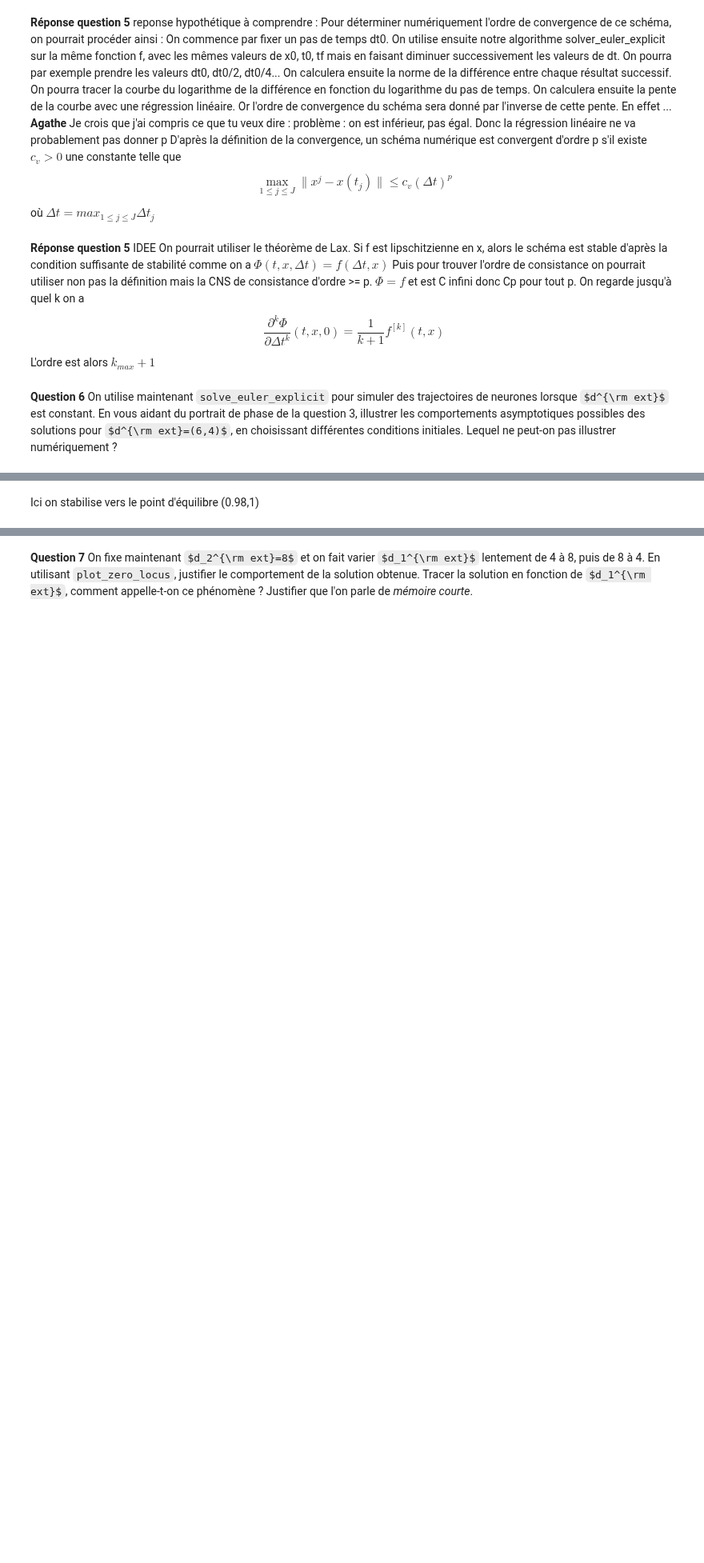
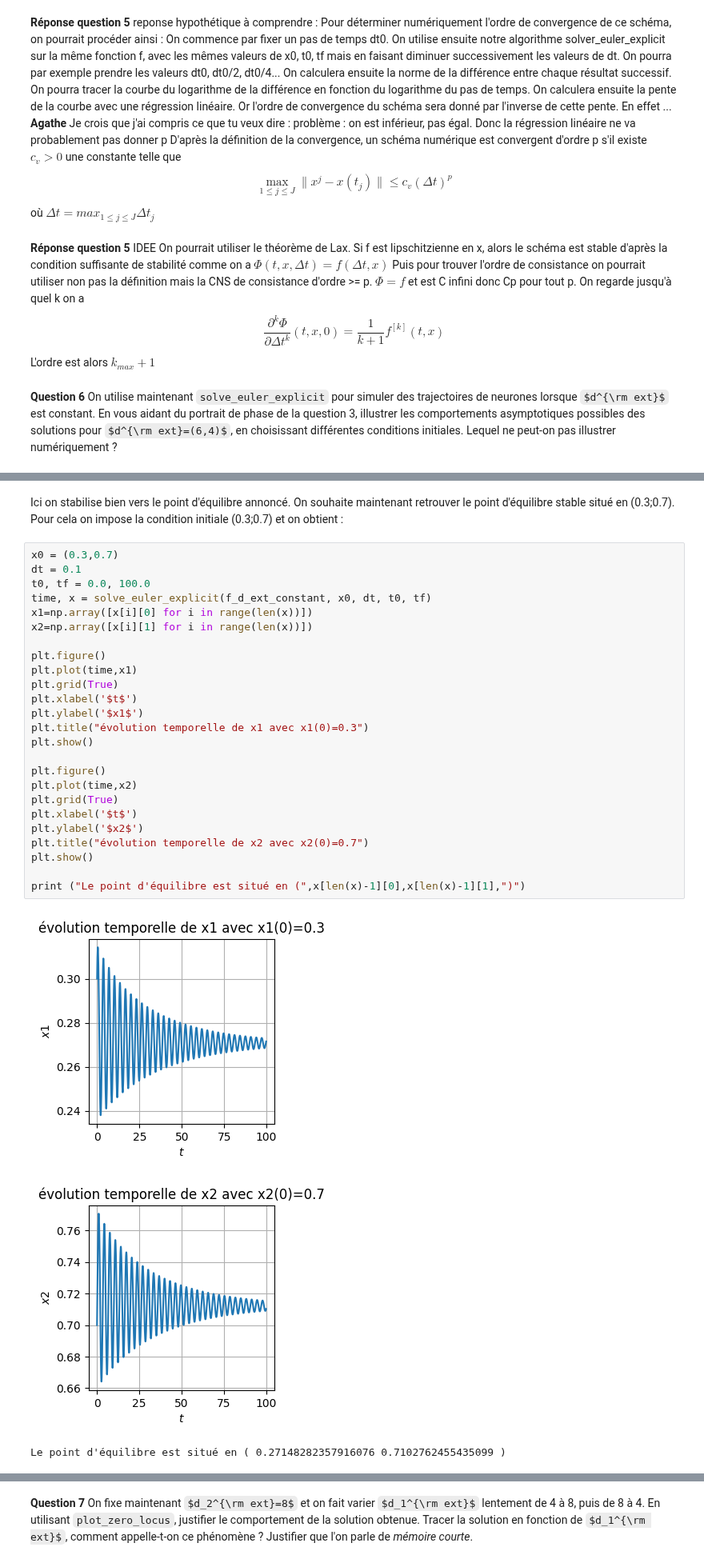
Before and after one commit to JulieBoyer/CotteBoyer, a Jupyter notebook: Projet_Eq_Diff.ipynb, the cells around one changed output, grey strips where cells are left out. Shown at 80% size. Drawn from its saved outputs; the diff is of its cells as text; some formulas as TeX source; blank space fills up the shorter version.

```diff
--- a/Projet_Eq_Diff.ipynb
+++ b/Projet_Eq_Diff.ipynb
@@ -314,2 +323,32 @@ plt.show()
-# %% [markdown]
-Ici on stabilise vers le point d'équilibre (0.98,1)
+# %% [markdown]
+Ici on stabilise bien vers le point d'équilibre annoncé.
+On souhaite maintenant retrouver le point d'équilibre stable situé en (0.3;0.7). Pour cela on impose la condition initiale (0.3;0.7) et on obtient :
+# %%
+x0 = (0.3,0.7)
+dt = 0.1
+t0, tf = 0.0, 100.0
+time, x = solve_euler_explicit(f_d_ext_constant, x0, dt, t0, tf)
+x1=np.array([x[i][0] for i in range(len(x))])
+x2=np.array([x[i][1] for i in range(len(x))])
+
+plt.figure()
+plt.plot(time,x1)
+plt.grid(True)
+plt.xlabel('$t$')
+plt.ylabel('$x1$')
+plt.title("évolution temporelle de x1 avec x1(0)=0.3")
+plt.show()
+
+plt.figure()
+plt.plot(time,x2)
+plt.grid(True)
+plt.xlabel('$t$')
+plt.ylabel('$x2$')
+plt.title("évolution temporelle de x2 avec x2(0)=0.7")
+plt.show()
+
+print ("Le point d'équilibre est situé en (",x[len(x)-1][0],x[len(x)-1][1],")")
+# %% [output]
+[figure, added]
+[figure, added]
+Le point d'équilibre est situé en ( 0.27148282357916076 0.7102762455435099 )
```
Also changed, not shown: parts of 10 cells of this notebook.
